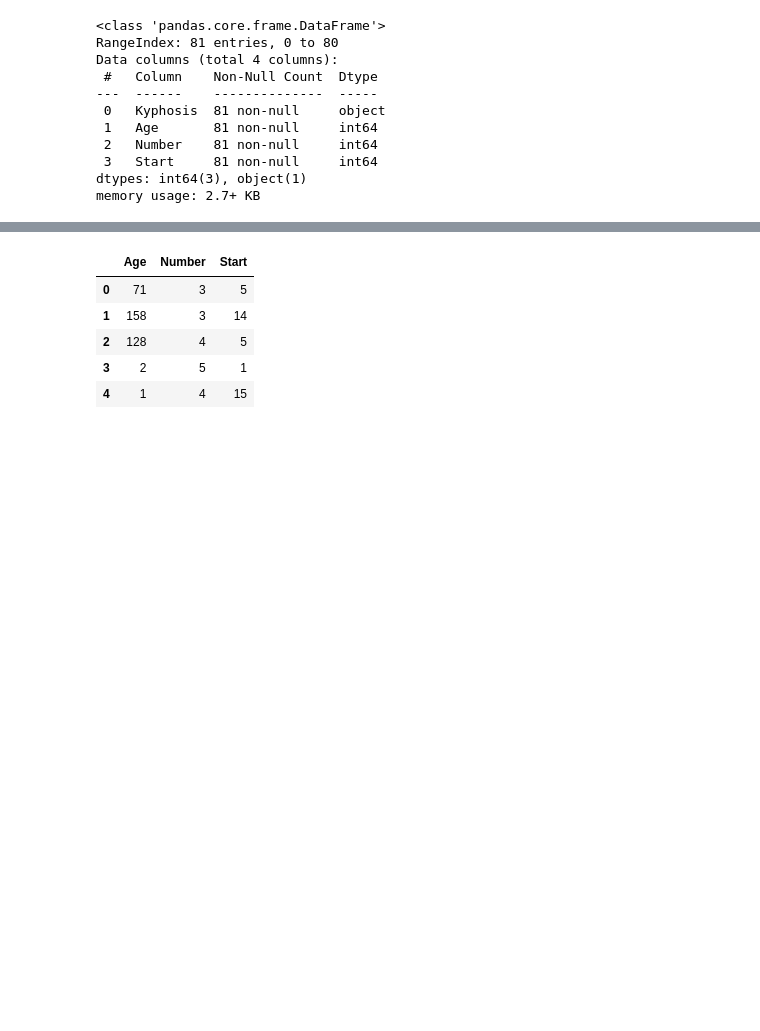
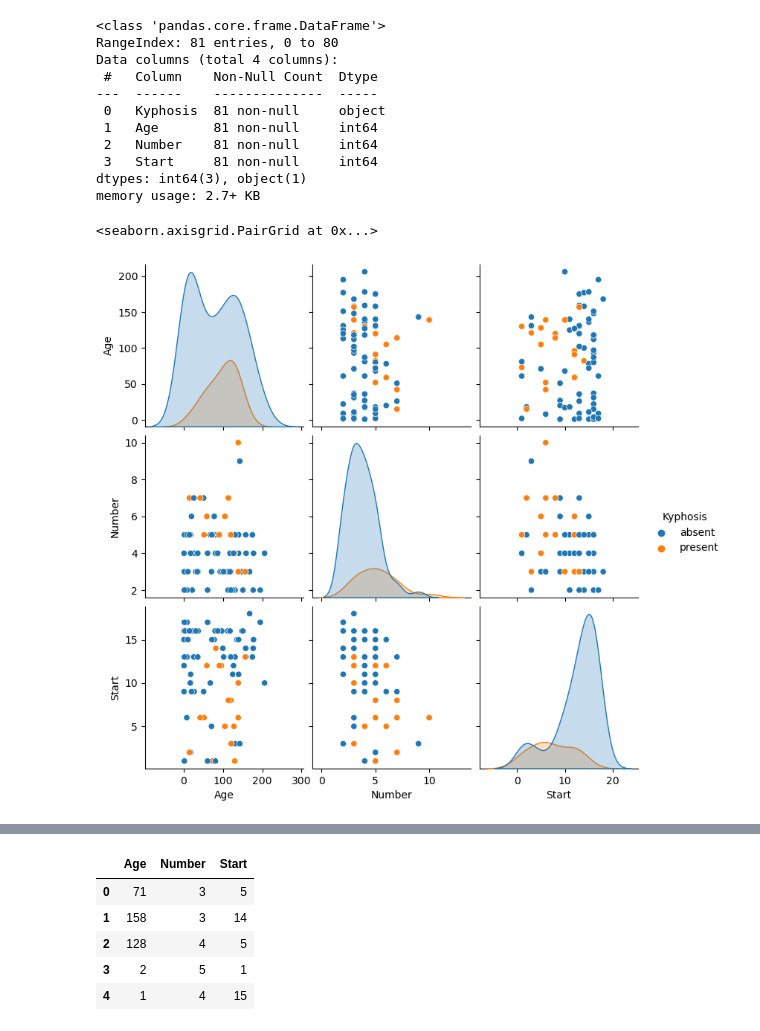
Before and after one commit to MoraisMNS/Kyphosis-DecisionTree-Classifier, a Jupyter notebook: kyphosis.ipynb, the cells around one changed output, grey strips where cells are left out. Saved outputs shown, nothing was run; the diff lists cells and outputs as text; code cells hidden in the pictures; blank space fills up the shorter version.

```diff
--- a/kyphosis.ipynb
+++ b/kyphosis.ipynb
@@ -30,3 +32,9 @@ Data columns (total 4 columns):
  3   Start     81 non-null     int64
 dtypes: int64(3), object(1)
 memory usage: 2.7+ KB
+# %%
+import seaborn as sns
+sns.pairplot(data,hue="Kyphosis")
+# %% [output]
+<seaborn.axisgrid.PairGrid at 0x...>
+[figure, added]
```
Also changed, not shown: parts of 17 cells of this notebook.
